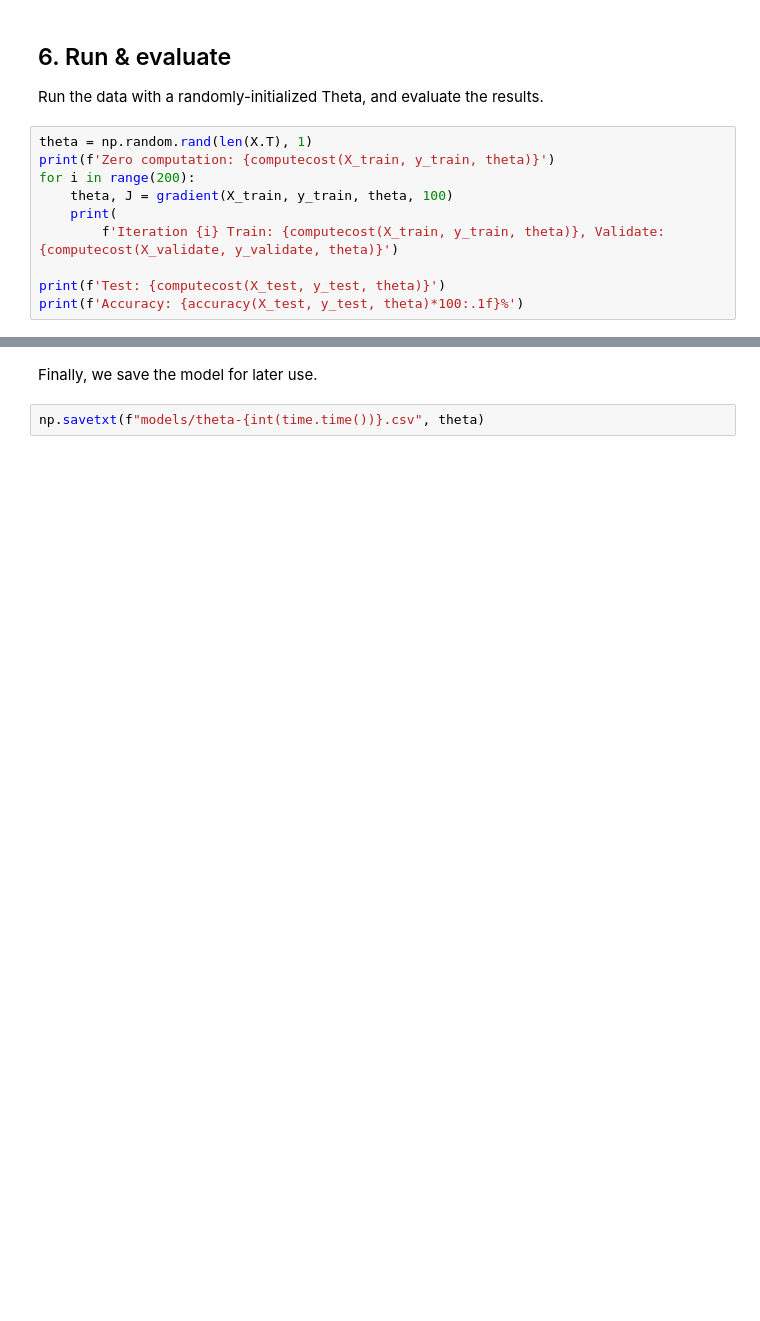
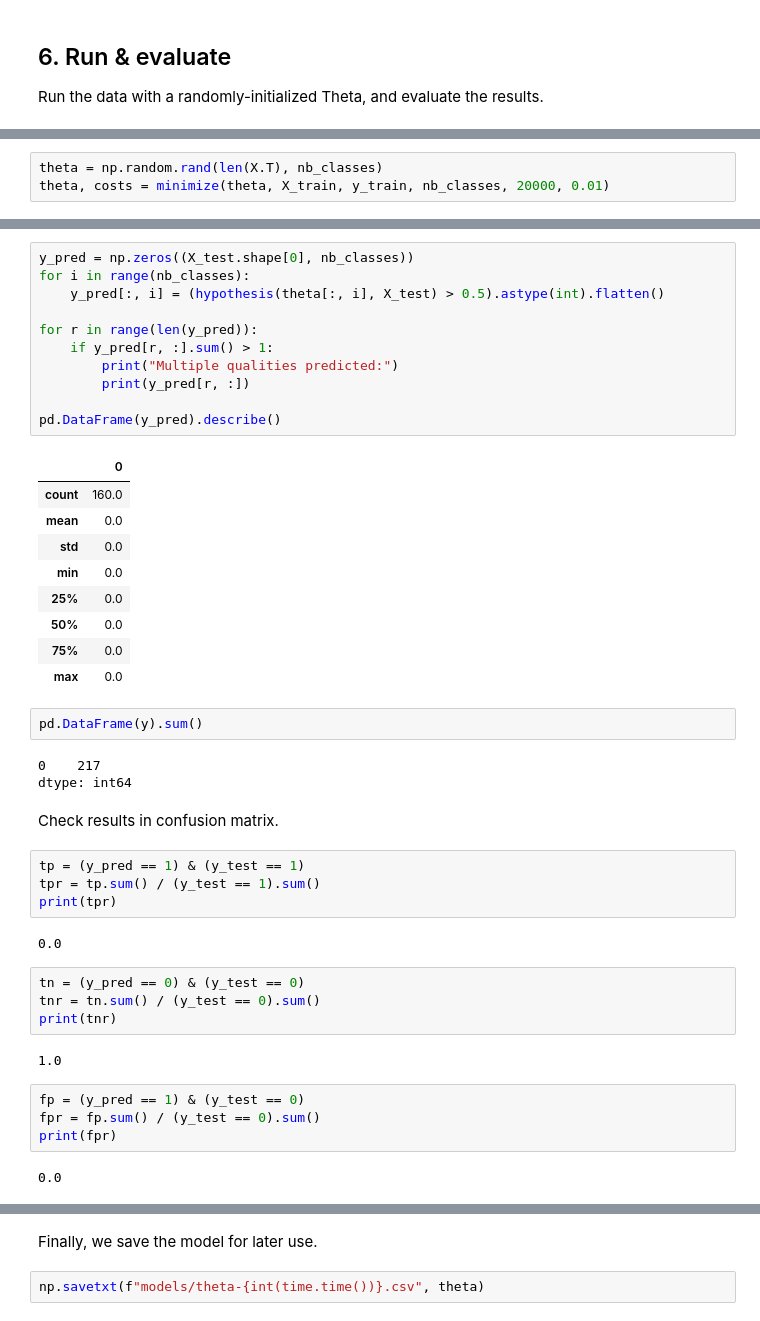
Before and after one commit to andrejanesic/red-wine-quality, a Jupyter notebook: main.ipynb, the cells around one changed output, grey strips where cells are left out. Cells and saved outputs as stored; diff of their text form; blank space fills up the shorter version.

```diff
--- a/main.ipynb
+++ b/main.ipynb
@@ -166,13 +194,3 @@ def gradient(xx, yy, theta, iteration):
 ## 6. Run & evaluate
 
 Run the data with a randomly-initialized Theta, and evaluate the results.
-# %%
-theta = np.random.rand(len(X.T), 1)
-print(f'Zero computation: {computecost(X_train, y_train, theta)}')
-for i in range(200):
-    theta, J = gradient(X_train, y_train, theta, 100)
-    print(
-        f'Iteration {i} Train: {computecost(X_train, y_train, theta)}, Validate: {computecost(X_validate, y_validate, theta)}')
-
-print(f'Test: {computecost(X_test, y_test, theta)}')
-print(f'Accuracy: {accuracy(X_test, y_test, theta)*100:.1f}%')
@@ -196,0 +197,3 @@ Accuracy: 58.1%
+# %%
+theta = np.random.rand(len(X.T), nb_classes)
+theta, costs = minimize(theta, X_train, y_train, nb_classes, 20000, 0.01)
@@ -196,0 +218,46 @@ Accuracy: 58.1%
+# %%
+y_pred = np.zeros((X_test.shape[0], nb_classes))
+for i in range(nb_classes):
+    y_pred[:, i] = (hypothesis(theta[:, i], X_test) > 0.5).astype(int).flatten()
+
+for r in range(len(y_pred)):
+    if y_pred[r, :].sum() > 1:
+        print("Multiple qualities predicted:")
+        print(y_pred[r, :])
+
+pd.DataFrame(y_pred).describe()
+# %% [output]
+|  | 0 |
+| count | 160.0 |
+| mean | 0.0 |
+| std | 0.0 |
+| min | 0.0 |
+| 25% | 0.0 |
+| 50% | 0.0 |
+| 75% | 0.0 |
+| max | 0.0 |
+# %%
+pd.DataFrame(y).sum()
+# %% [output]
+0    217
+dtype: int64
+# %% [markdown]
+Check results in confusion matrix.
+# %%
+tp = (y_pred == 1) & (y_test == 1)
+tpr = tp.sum() / (y_test == 1).sum()
+print(tpr)
+# %% [output]
+0.0
+# %%
+tn = (y_pred == 0) & (y_test == 0)
+tnr = tn.sum() / (y_test == 0).sum()
+print(tnr)
+# %% [output]
+1.0
+# %%
+fp = (y_pred == 1) & (y_test == 0)
+fpr = fp.sum() / (y_test == 0).sum()
+print(fpr)
+# %% [output]
+0.0
```
Also changed, not shown: parts of 9 cells of this notebook.
